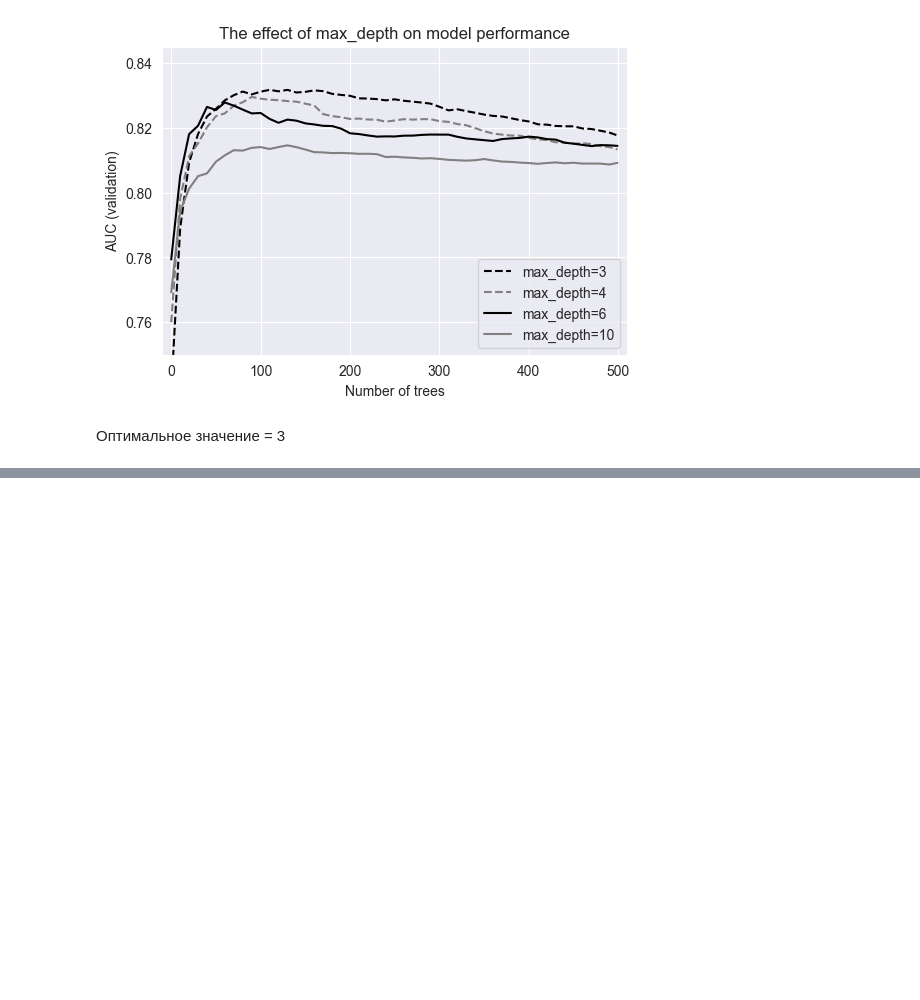
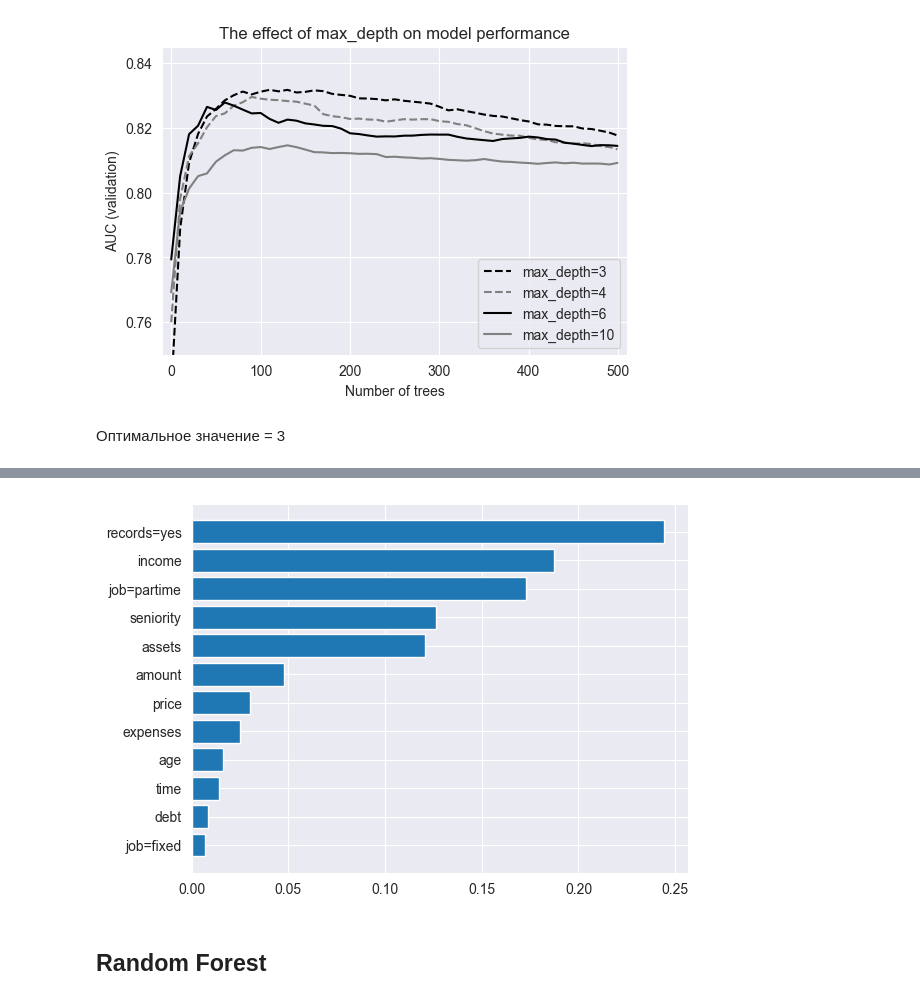
Before and after one commit to EgorSinitsyn/ML_BookCamp, a Jupyter notebook: [Classification]/Logistic_regression/D_Tree + R_Forest + XGBoost/chapter-06-CreditScoring.ipynb, the cells around one changed output, grey strips where cells are left out. Saved outputs shown, nothing was run; the diff lists cells and outputs as text; code cells hidden in the pictures; blank space fills up the shorter version.

```diff
--- a/[Classification]/Logistic_regression/D_Tree + R_Forest + XGBoost/chapter-06-CreditScoring.ipynb
+++ b/[Classification]/Logistic_regression/D_Tree + R_Forest + XGBoost/chapter-06-CreditScoring.ipynb
@@ -1053,0 +1303,7 @@ plt.show()
+# %%
+dict_train_full = df_train_full.fillna(0).to_dict(orient='records')
+dict_test = df_test.fillna(0).to_dict(orient='records')
+
+dv = DictVectorizer(sparse=False)
+X_train_full = dv.fit_transform(dict_train_full)
+X_test = dv.transform(dict_test)
@@ -1053,0 +1374,6 @@ plt.show()
+# %%
+importances = list(zip(dv.feature_names_, dt.feature_importances_))
+
+df_importance = pd.DataFrame(importances, columns=['feature', 'gain'])
+df_importance = df_importance.sort_values(by='gain', ascending=False)
+df_importance
@@ -1053,0 +1398,12 @@ plt.show()
+# %%
+df_importance = df_importance[df_importance.gain > 0]
+# %%
+num = len(df_importance)
+plt.barh(range(num), df_importance.gain[::-1])
+plt.yticks(range(num), df_importance.feature[::-1])
+
+plt.show()
+# %% [output]
+[figure, added]
+# %% [markdown]
+## Random Forest
```
Also changed, not shown: parts of 53 cells of this notebook.
